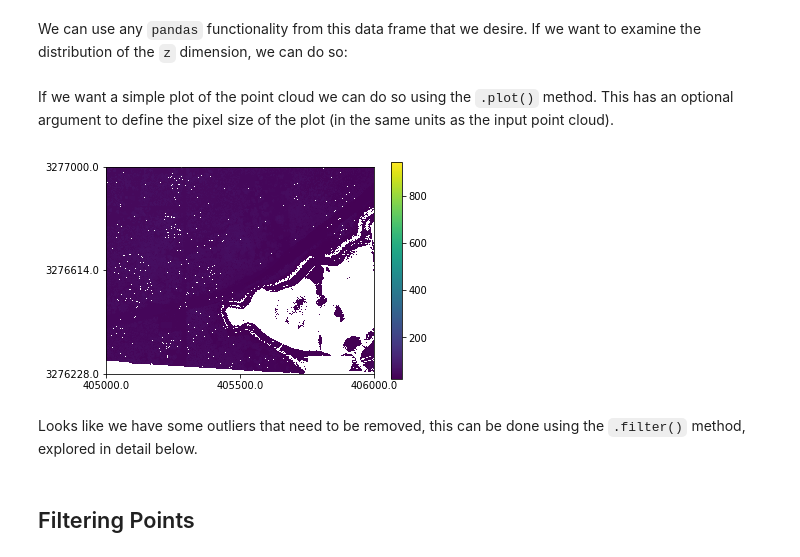
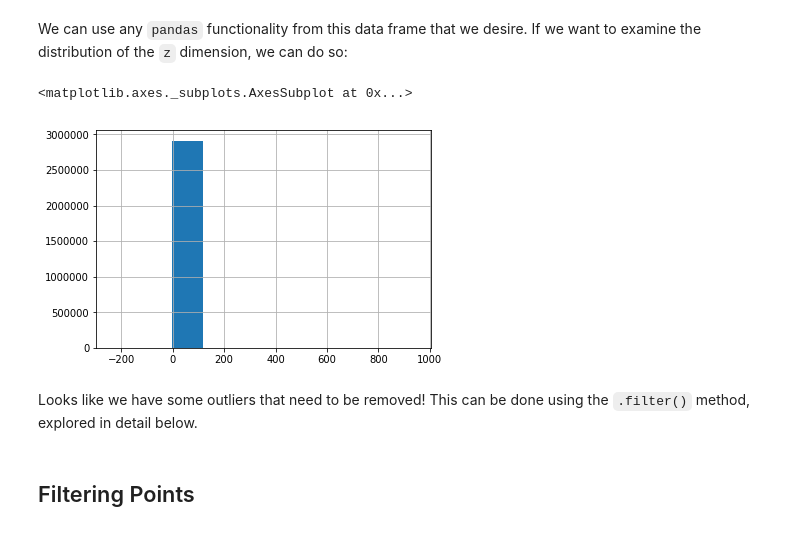
Before and after one commit to brycefrank/pyfor, a Jupyter notebook: samples/ImportsExports.ipynb, the cells around one changed output. Drawn from its saved outputs; the diff is of its cells as text; code cells hidden in the pictures.

```diff
--- a/samples/ImportsExports.ipynb
+++ b/samples/ImportsExports.ipynb
@@ -37,14 +37,13 @@ tile.las.points.head()
 | 4 | 2 | 9 | 1 | 9 | 12 | 0 | 405979.79 | 3276235.63 | ... |
 # %% [markdown]
 We can use any `pandas` functionality from this data frame that we desire. If we want to examine the distribution of the `z` dimension, we can do so:
-# %% [markdown]
-If we want a simple plot of the point cloud we can do so using the `.plot()` method. This has an optional argument to define the pixel size of the plot (in the same units as the input point cloud).
-# %%
-tile.plot()
-# %% [output]
-[figure, removed]
+# %%
+tile.las.points["z"].hist()
+# %% [output]
+<matplotlib.axes._subplots.AxesSubplot at 0x...>
+[figure, added]
 # %% [markdown]
-Looks like we have some outliers that need to be removed, this can be done using the `.filter()` method, explored in detail below.
+Looks like we have some outliers that need to be removed! This can be done using the `.filter()` method, explored in detail below.
 # %% [markdown]
 ## Filtering Points
 # %% [markdown]
```
Also changed, not shown: parts of 17 cells of this notebook, 6 other files.
